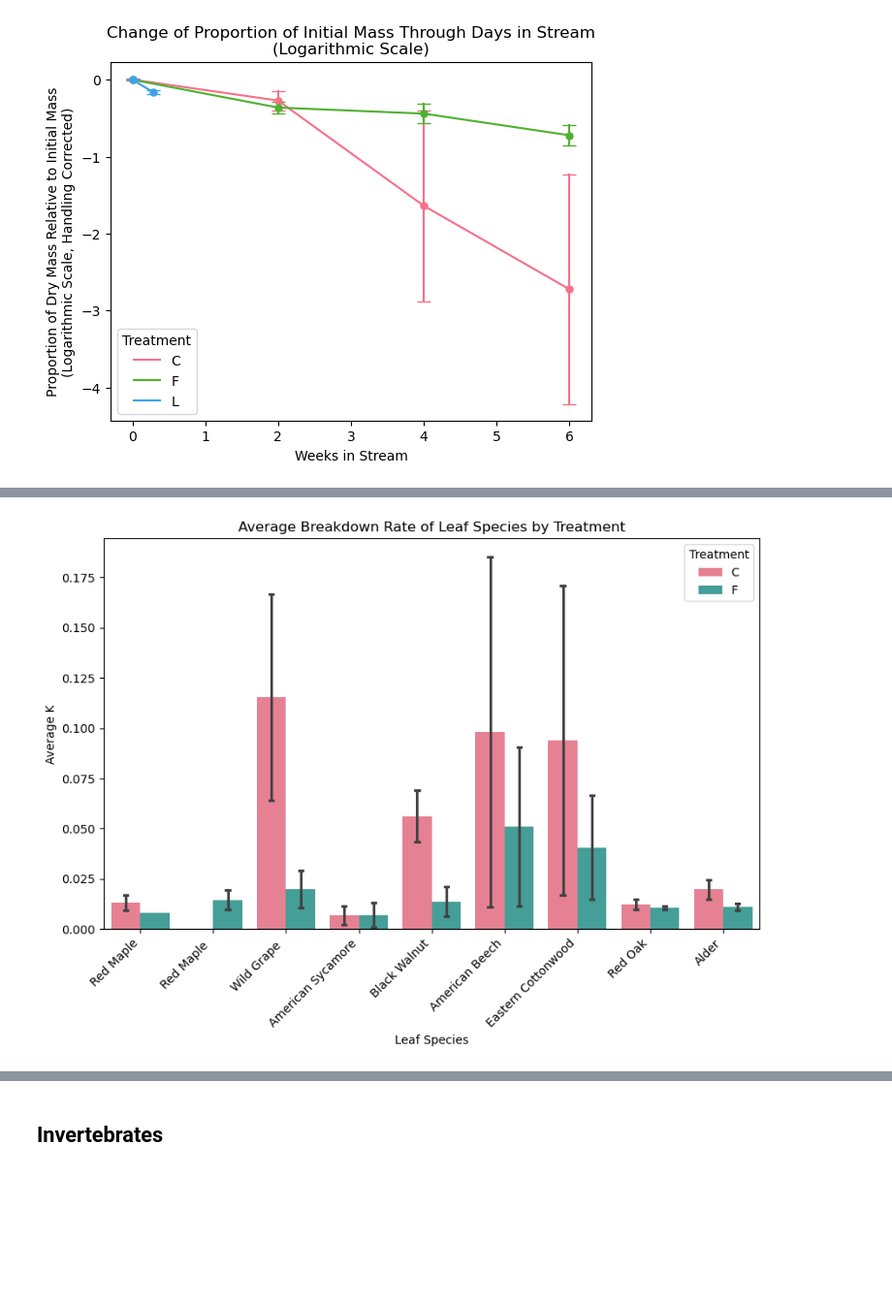
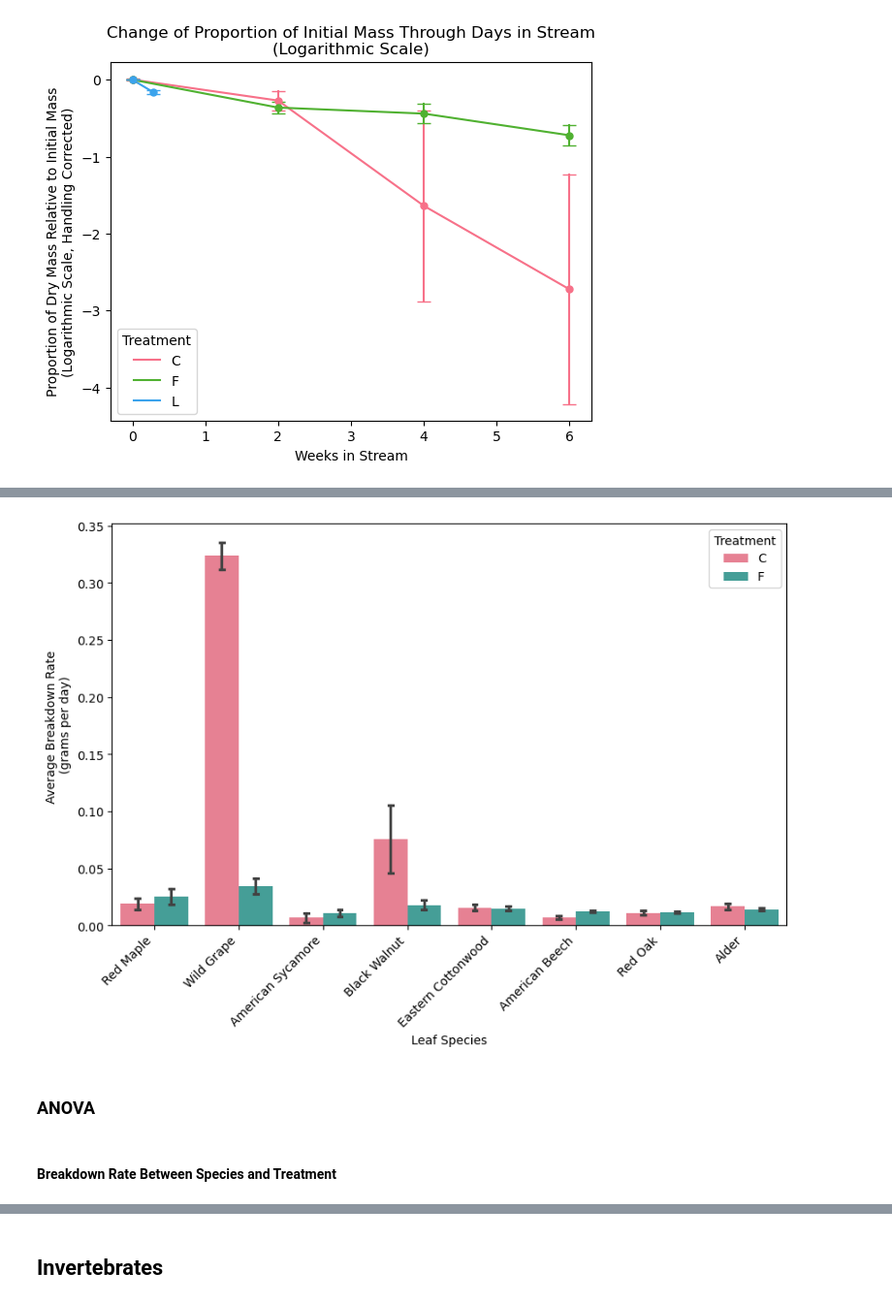
Before and after one commit to stevenzhouzh/Steam-LeafPacks, a Jupyter notebook: Report/LeafPack_Analysis_Class.ipynb, the cells around one changed output, grey strips where cells are left out. Shown at 97% size. Drawn from its saved outputs; the diff is of its cells as text; code cells hidden in the pictures; blank space fills up the shorter version.

```diff
--- a/Report/LeafPack_Analysis_Class.ipynb
+++ b/Report/LeafPack_Analysis_Class.ipynb
@@ -116,0 +141,24 @@ K_df.head()
+# %%
+Group_l, Treatment_l, Species_l, K_l = [], [], [], []
+
+for group in mass_df['Group'].unique():
+    group_data = mass_df.loc[mass_df['Group']==group].copy()
+    for treat in ['C', 'F']:
+        group_treat_data = group_data.loc[group_data['Treatment']==treat].copy()
+        for sp in group_treat_data["Species"].str.strip().unique():
+            data = group_treat_data.loc[group_treat_data['Species'].str.strip()==sp].copy()
+            data['Days'] = data['Week']*7
+            X = data['Days']
+            Y = data['ln_Corr_Proportion']
+            model = sm.OLS(Y,X)
+            results = model.fit()
+            K_l.append(-results.params[0])
+            Group_l.append(group)
+            Treatment_l.append(treat)
+            Species_l.append(sp)
+
+new_K_df = pd.DataFrame({"Group": Group_l,
+                         "Treatment": Treatment_l,
+                         "Species": Species_l,
+                         "K": K_l})
+new_K_df
@@ -141,27 +247,31 @@ plt.show;
 # %%
 # Set the figure size
 plt.figure(figsize=(10, 6))
 
 # Create the barplot
-ax = sns.barplot(data=K_df,
+ax = sns.barplot(data=new_K_df,
                  x='Species', y='K', hue='Treatment',
                  palette='husl',
                  errorbar=("se"), capsize=0.1)
 
 # Set legend, title, and labels
 ax.legend(title='Treatment')
-ax.set(title='Average Breakdown Rate of Leaf Species by Treatment',
-       xlabel='Leaf Species', ylabel='Average K')
+ax.set(title='',
+       xlabel='Leaf Species', ylabel='Average Breakdown Rate \n(grams per day)')
 
 # Get current tick locations and labels
 ticks = ax.get_xticks()
 ticklabels = [label.get_text() for label in ax.get_xticklabels()]
 
 # Set ticks and rotate and align x-axis labels
 ax.set_xticks(ticks)
 ax.set_xticklabels(ticklabels, rotation=45, ha='right')
 
 # Show the plot
 plt.show()
 # %% [output]
-[figure, old version]
+[figure, new version]
+# %% [markdown]
+### ANOVA
+# %% [markdown]
+#### Breakdown Rate Between Species and Treatment
```
Also changed, not shown: parts of 110 cells of this notebook, 1 other file.
